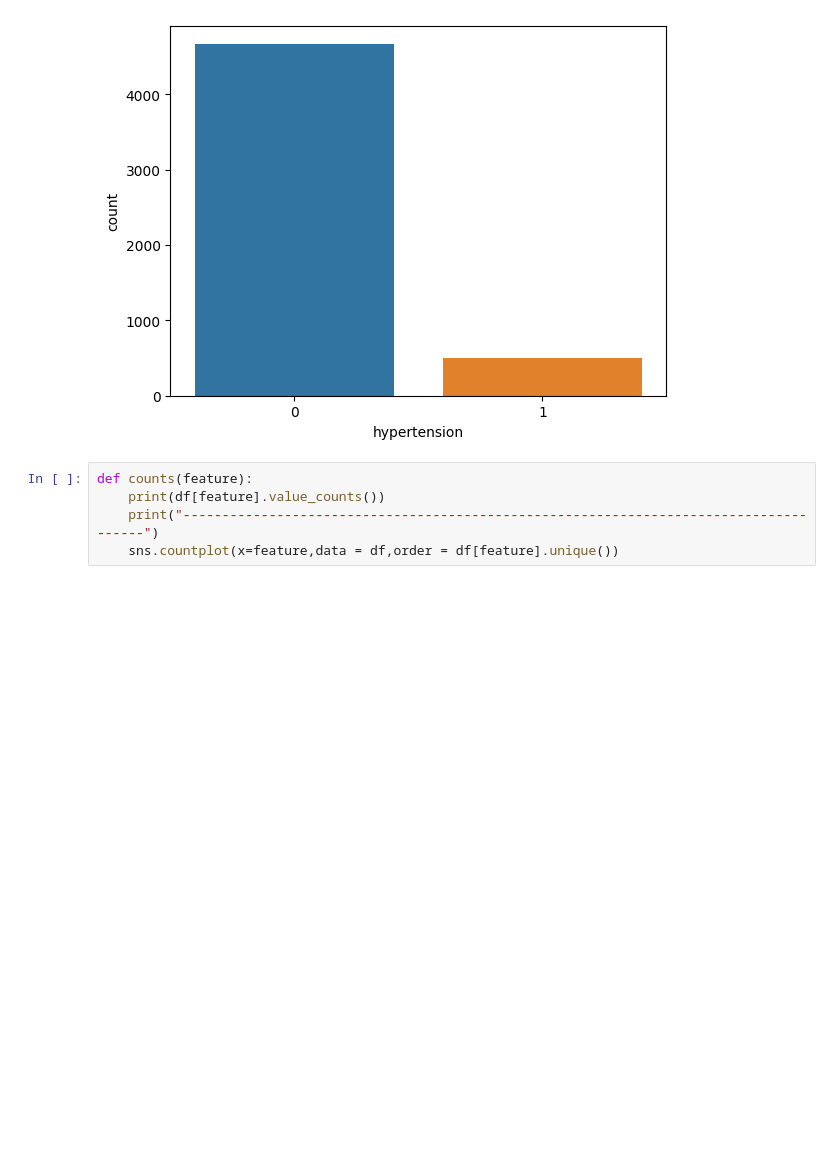
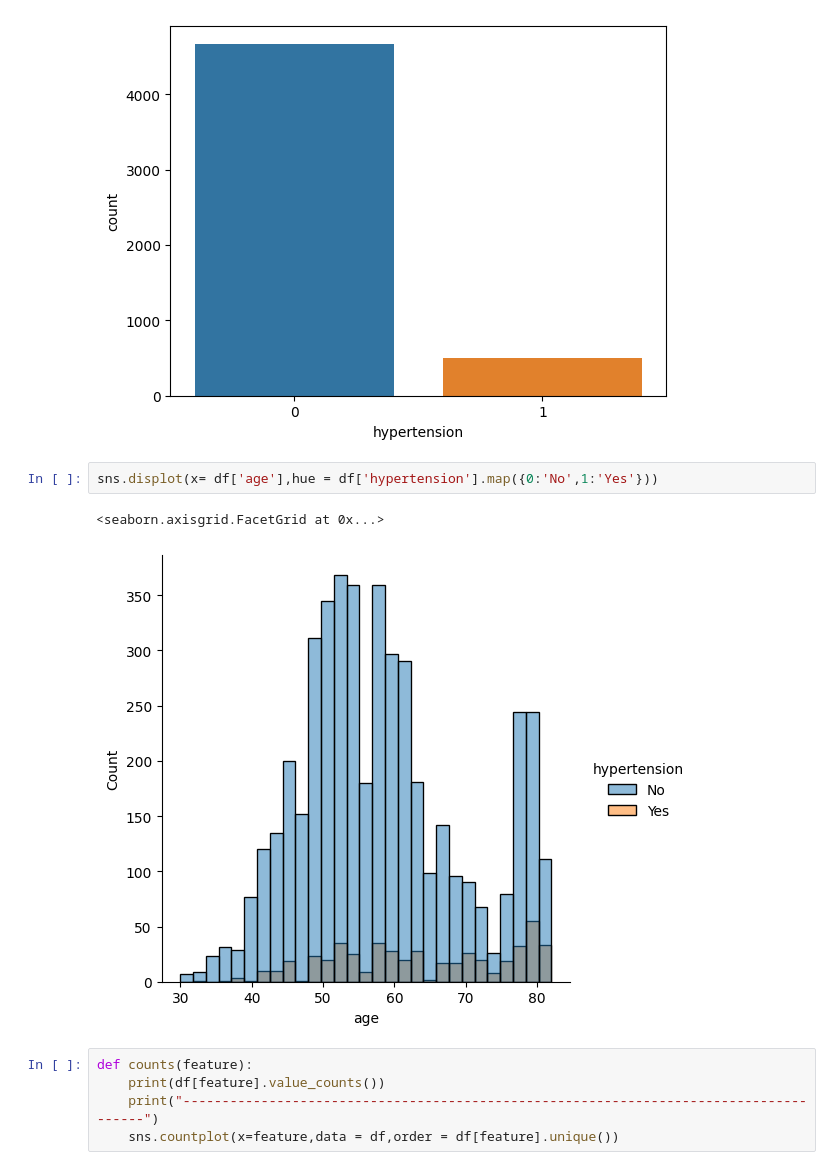
Before and after one commit to shrutidaundkar/Heartbeat-Prediction-Summer23, a Jupyter notebook: AI_Project_Summer2023.ipynb, the cells around one changed output. Drawn from its saved outputs; the diff is of its cells as text; blank space fills up the shorter version.

```diff
--- a/AI_Project_Summer2023.ipynb
+++ b/AI_Project_Summer2023.ipynb
@@ -108,6 +129,11 @@ sns.countplot(x='hypertension', data=df, order=df['hypertension'].unique())
 # %% [output]
 <Axes: xlabel='hypertension', ylabel='count'>
 [figure]
+# %%
+sns.displot(x= df['age'],hue = df['hypertension'].map({0:'No',1:'Yes'}))
+# %% [output]
+<seaborn.axisgrid.FacetGrid at 0x...>
+[figure, added]
 # %%
 def counts(feature):
     print(df[feature].value_counts())
```
Also changed, not shown: parts of 17 cells of this notebook.
